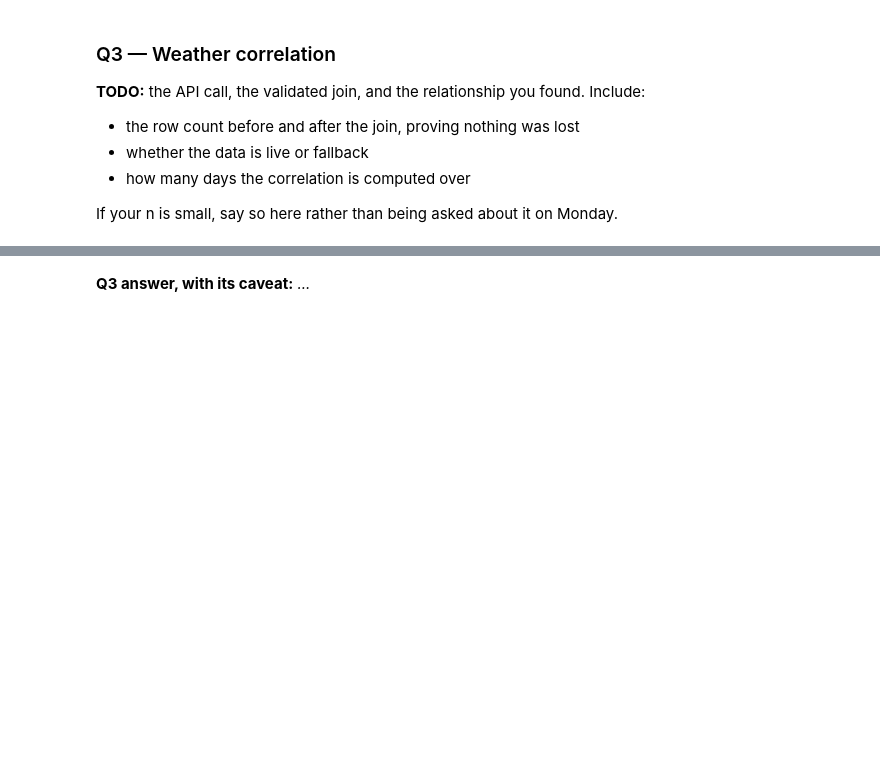
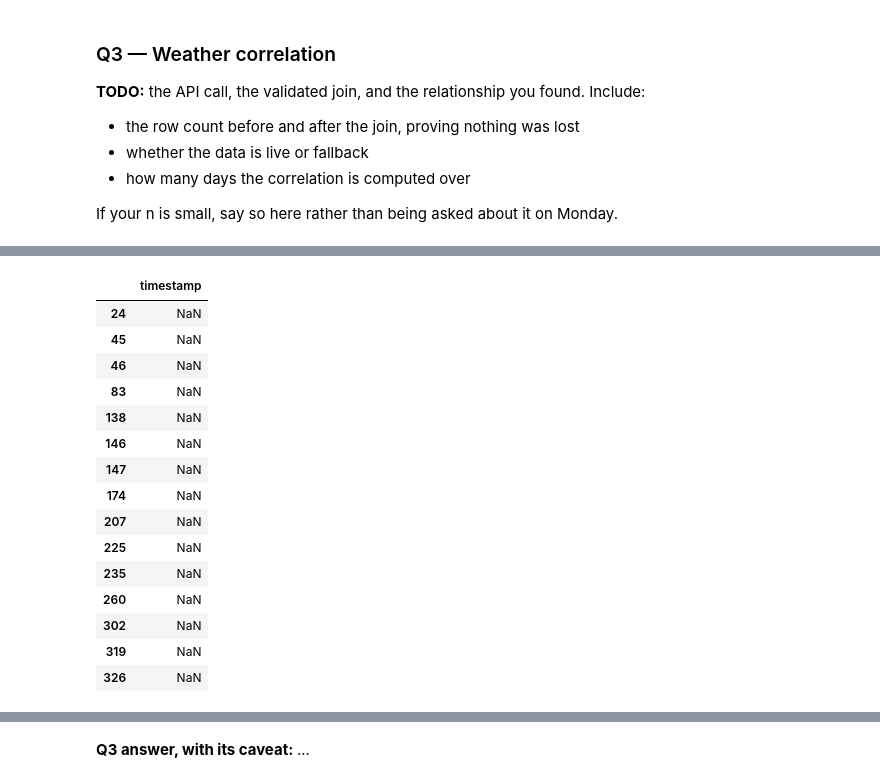
Before and after one commit to hershiaytoda/walmart-hurricane-project, a Jupyter notebook: notebooks/06-midterm-walmart/2026-10-30 — Midterm Progress — Lab.ipynb, the cells around one changed output, grey strips where cells are left out. Drawn from its saved outputs; the diff is of its cells as text; code cells hidden in the pictures; blank space fills up the shorter version.

```diff
--- a/notebooks/06-midterm-walmart/2026-10-30 — Midterm Progress — Lab.ipynb
+++ b/notebooks/06-midterm-walmart/2026-10-30 — Midterm Progress — Lab.ipynb
@@ -110,0 +194,77 @@ If your n is small, say so here rather than being asked about it on Monday.
+# %%
+raw_tx = pd.read_csv("data/walmart_transactions.csv", dtype=str)
+
+print("Original timestamp examples:")
+print(raw_tx["timestamp"].head(20).to_list())
+
+print("\nTimestamp format counts:")
+print(raw_tx["timestamp"].value_counts(dropna=False).head(15))
+
+print("\nOriginal missing timestamps:")
+print(raw_tx["timestamp"].isna().sum())
+# Convert timestamps while allowing mixed formats
+raw_tx["timestamp_clean"] = pd.to_datetime(
+    raw_tx["timestamp"].str.strip(),
+    format="mixed",
+    errors="coerce"
+)
+
+print("Valid timestamps:",
+      raw_tx["timestamp_clean"].notna().sum())
+
+print("Invalid timestamps:",
+      raw_tx["timestamp_clean"].isna().sum())
+
+display(
+    raw_tx.loc[
+        raw_tx["timestamp_clean"].isna(),
+        ["timestamp"]
+    ].head(15)
+)
+
+# Standardize store IDs
+def clean_store_id(series):
+    return (
+        series.astype("string")
+        .str.strip()
+        .str.upper()
+        .str.replace("_", "-", regex=False)
+        .str.replace(r"^FL(\d+)$", r"FL-\1", regex=True)
+    )
+
+raw_tx["store_id"] = clean_store_id(raw_tx["store_id"])
+stores["store_id"] = clean_store_id(stores["store_id"])
+
+# Check store ID consistency
+transaction_stores = set(raw_tx["store_id"].dropna())
+reference_stores = set(stores["store_id"].dropna())
+
+print("Unmatched transaction stores:",
+      transaction_stores - reference_stores)
+
+print("Stores without transactions:",
+      reference_stores - transaction_stores)
+
+# Standardize store IDs
+def clean_store_id(series):
+    return (
+        series.astype("string")
+        .str.strip()
+        .str.upper()
+        .str.replace("_", "-", regex=False)
+        .str.replace(r"^FL(\d+)$", r"FL-\1", regex=True)
+    )
+
+raw_tx["store_id"] = clean_store_id(raw_tx["store_id"])
+stores["store_id"] = clean_store_id(stores["store_id"])
+
+# Check store ID consistency
+transaction_stores = set(raw_tx["store_id"].dropna())
+reference_stores = set(stores["store_id"].dropna())
+
+print("Unmatched transaction stores:",
+      transaction_stores - reference_stores)
+
+print("Stores without transactions:",
+      reference_stores - transaction_stores)
+# %% [output]
@@ -110,0 +288,16 @@ If your n is small, say so here rather than being asked about it on Monday.
+|  | timestamp |
+| 24 | NaN |
+| 45 | NaN |
+| 46 | NaN |
+| 83 | NaN |
+| 138 | NaN |
+| 146 | NaN |
+| 147 | NaN |
+| 174 | NaN |
+| 207 | NaN |
+| 225 | NaN |
+| 235 | NaN |
+| 260 | NaN |
+| 302 | NaN |
+| 319 | NaN |
+| 326 | NaN |
```
Also changed, not shown: parts of 10 cells of this notebook.
